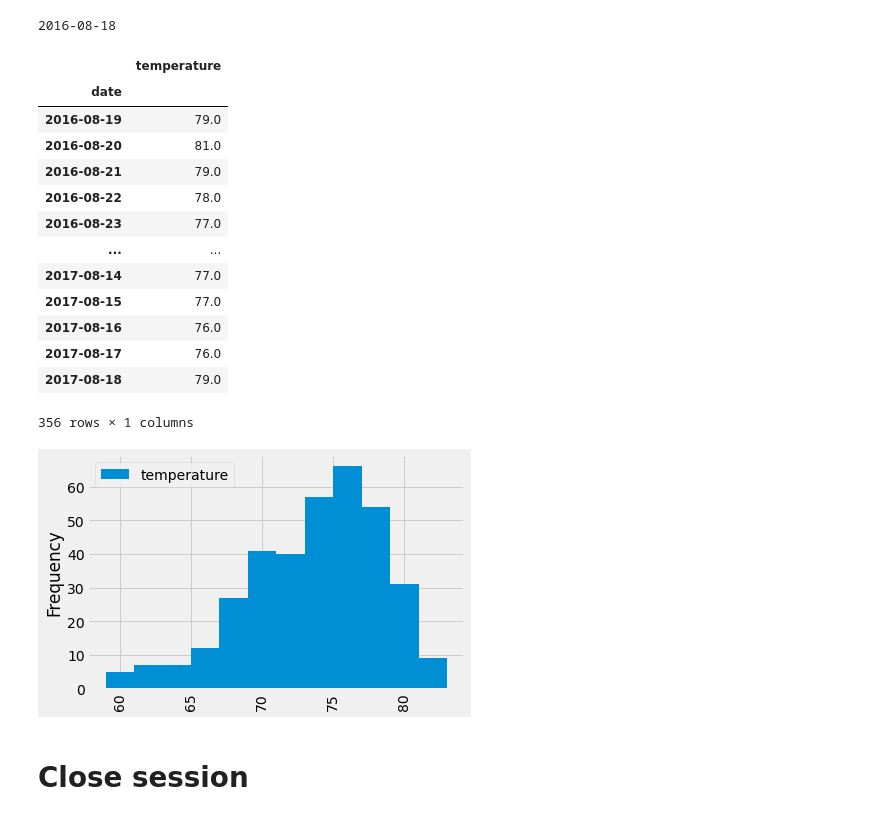
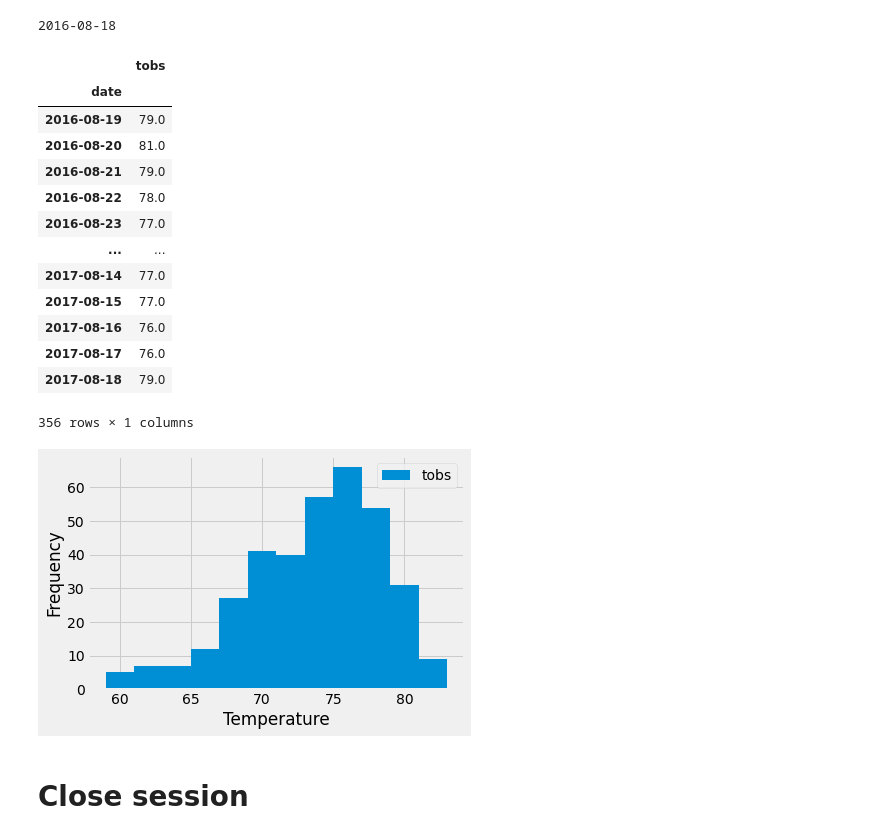
Before and after one commit to scheaton/sqlalchemy-challenge, a Jupyter notebook: SurfsUp/climate_starter.ipynb, the cells around one changed output. Cells and saved outputs as stored; diff of their text form; code cells hidden in the pictures.

```diff
--- a/SurfsUp/climate_starter.ipynb
+++ b/SurfsUp/climate_starter.ipynb
@@ -31,8 +31,8 @@ Base.classes.keys()
 ['measurement', 'station']
 # %%
 # Save references to each table
-Measurements = Base.classes.measurement
-Stations = Base.classes.station
+measurement = Base.classes.measurement
+station = Base.classes.station
 # %%
 inspector = inspect(engine)
 # %%
@@ -180,9 +154,11 @@ session.query(*sel).distinct().count()
 # %%
 # Design a query to find the most active stations (i.e. what stations have the most rows?)
 # List the stations and the counts in descending order.
-most_active_stations = session.query(Stations.station, Stations.name, func.count(Measurements.station))\
-                              .filter(Measurements.station == Stations.station)\
-                              .group_by(Stations.station)\
-                              .order_by(func.count(Measurements.station).desc()).all()
-most_active_stations
+most_active_stations = session.query(station.station, station.name, func.count(measurement.station))\
+                              .filter(measurement.station == station.station)\
+                              .group_by(station.station)\
+                              .order_by(func.count(measurement.station).desc()).all()
+print("Most active stations:")
+for i in np.arange(len(most_active_stations)):
+    print(most_active_stations[i])
 # %% [output]
@@ -227,14 +204,14 @@ print(query_date)
 # %% [output]
 2016-08-18
 # %%
-ly_results = session.query(Measurements.date, Measurements.tobs)\
-                    .filter(Measurements.station == most_active_station_id)\
-                    .filter(Measurements.date > '2016-08-18')\
-                    .order_by(Measurements.date).all()
-ly_df = pd.DataFrame(ly_results, columns=["date", "temperature"]).set_index('date').fillna(0).sort_values(['date'])
+ly_results = session.query(measurement.date, measurement.tobs)\
+                    .filter(measurement.station == most_active_station_id)\
+                    .filter(measurement.date > '2016-08-18')\
+                    .order_by(measurement.date).all()
+ly_df = pd.DataFrame(ly_results, columns=["date", "tobs"]).set_index('date').sort_values(['date'])
 ly_df
 # %% [output]
-|  | temperature |
+|  | tobs |
 | date |  |
 | 2016-08-19 | 79.0 |
 | 2016-08-20 | 81.0 |
@@ -249,10 +226,11 @@ ly_df
 | 2017-08-18 | 79.0 |
 356 rows × 1 columns
 # %%
-ly_df.plot.hist(y='temperature', legend=True, grid=True, use_index=True, rot="vertical", bins=12)
+ly_df.plot.hist(y="tobs", bins=12)
+plt.xlabel("Temperature")
 plt.show()
 # %% [output]
-[figure, old version]
+[figure, new version]
 # %% [markdown]
 # Close session
 # %%
```
Also changed, not shown: parts of 13 cells of this notebook, 1 other file.
